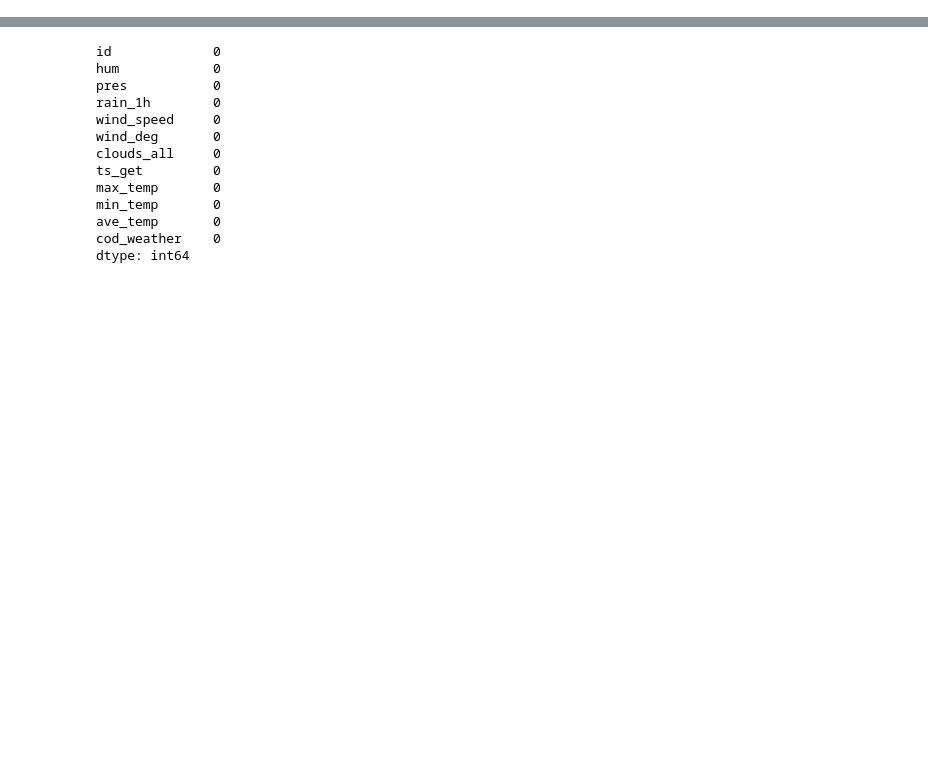
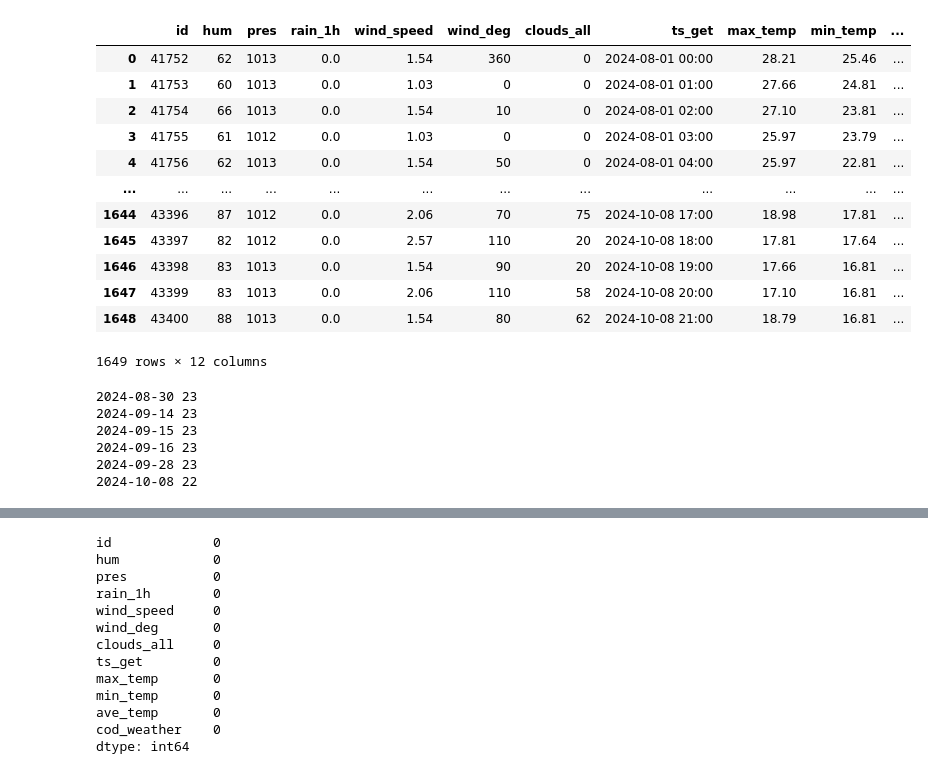
Before and after one commit to trianam/SmartCityQC-QForrest, a Jupyter notebook: SmartCityQCWizard/weather/weather_preprocess.ipynb, the cells around one changed output, grey strips where cells are left out. Saved outputs shown, nothing was run; the diff lists cells and outputs as text; code cells hidden in the pictures; blank space fills up the shorter version.

```diff
--- a/SmartCityQCWizard/weather/weather_preprocess.ipynb
+++ b/SmartCityQCWizard/weather/weather_preprocess.ipynb
@@ -9,0 +28,37 @@ dfw = pd.read_csv('weather-010824-061024.csv')
+# %%
+dfw['ts_get'] = dfw['ts_get'].apply(lambda x: x[:-3])
+dfw
+# %% [output]
+|  | id | hum | pres | rain_1h | wind_speed | wind_deg | clouds_all | ts_get | max_temp | min_temp | ... |
+| 0 | 41752 | 62 | 1013 | 0.0 | 1.54 | 360 | 0 | 2024-08-01 00:00 | 28.21 | 25.46 | ... |
+| 1 | 41753 | 60 | 1013 | 0.0 | 1.03 | 0 | 0 | 2024-08-01 01:00 | 27.66 | 24.81 | ... |
+| 2 | 41754 | 66 | 1013 | 0.0 | 1.54 | 10 | 0 | 2024-08-01 02:00 | 27.10 | 23.81 | ... |
+| 3 | 41755 | 61 | 1012 | 0.0 | 1.03 | 0 | 0 | 2024-08-01 03:00 | 25.97 | 23.79 | ... |
+| 4 | 41756 | 62 | 1013 | 0.0 | 1.54 | 50 | 0 | 2024-08-01 04:00 | 25.97 | 22.81 | ... |
+| ... | ... | ... | ... | ... | ... | ... | ... | ... | ... | ... | ... |
+| 1644 | 43396 | 87 | 1012 | 0.0 | 2.06 | 70 | 75 | 2024-10-08 17:00 | 18.98 | 17.81 | ... |
+| 1645 | 43397 | 82 | 1012 | 0.0 | 2.57 | 110 | 20 | 2024-10-08 18:00 | 17.81 | 17.64 | ... |
+| 1646 | 43398 | 83 | 1013 | 0.0 | 1.54 | 90 | 20 | 2024-10-08 19:00 | 17.66 | 16.81 | ... |
+| 1647 | 43399 | 83 | 1013 | 0.0 | 2.06 | 110 | 58 | 2024-10-08 20:00 | 17.10 | 16.81 | ... |
+| 1648 | 43400 | 88 | 1013 | 0.0 | 1.54 | 80 | 62 | 2024-10-08 21:00 | 18.79 | 16.81 | ... |
+1649 rows × 12 columns
+# %%
+ts = dfw['ts_get']
+ts = sorted(list(set(ts)))
+ts = [x.split(' ') for x in ts]
+hashmap = {}
+for x in ts:
+    if x[0] not in hashmap:
+        hashmap[x[0]] = 0
+    hashmap[x[0]] += 1
+
+for key, val in hashmap.items():
+    if val != 24:
+        print(key, val)
+# %% [output]
+2024-08-30 23
+2024-09-14 23
+2024-09-15 23
+2024-09-16 23
+2024-09-28 23
+2024-10-08 22
```
Also changed, not shown: parts of 11 cells of this notebook, 9 other files.
